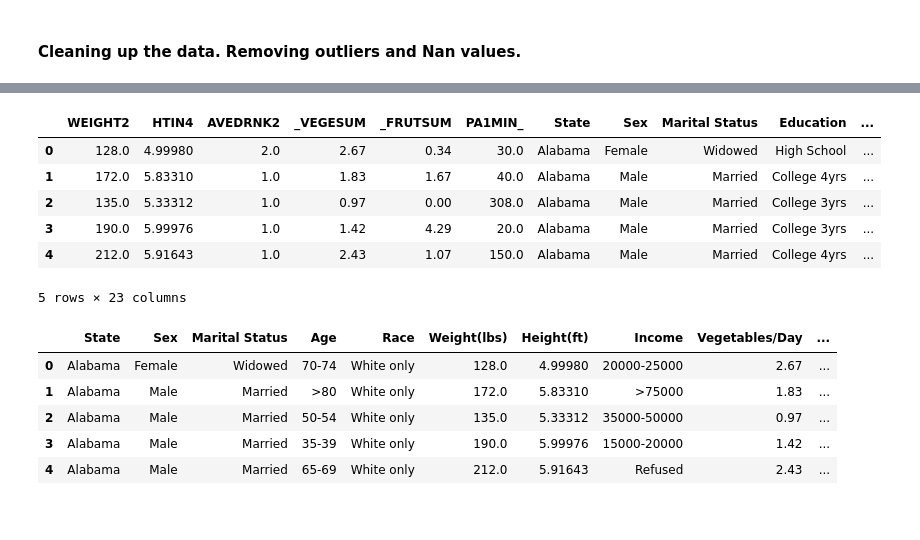
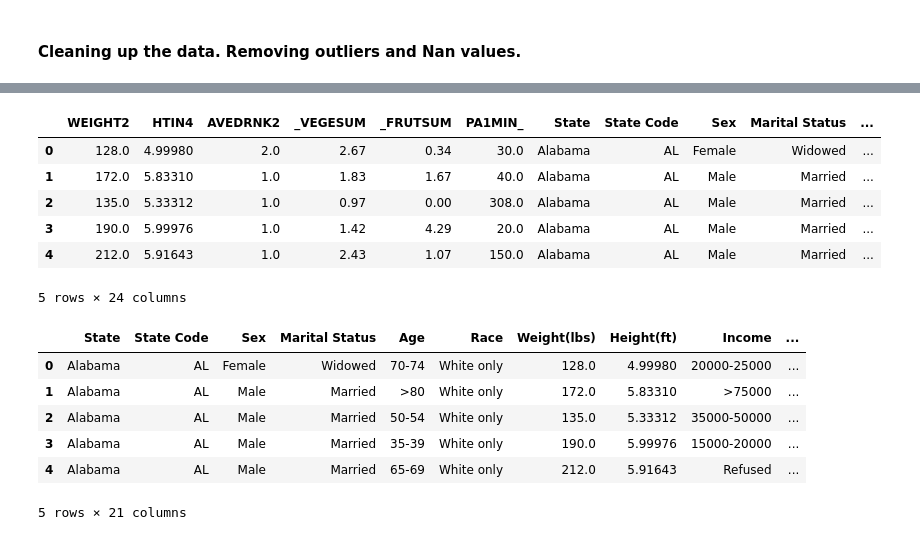
Before and after one commit to ic2019/groupb_project1, a Jupyter notebook: data_exploration_cleaning.ipynb, the cells around one changed output, grey strips where cells are left out. Drawn from its saved outputs; the diff is of its cells as text; code cells hidden in the pictures.

```diff
--- a/data_exploration_cleaning.ipynb
+++ b/data_exploration_cleaning.ipynb
@@ -110,18 +110,18 @@ behavioral_data.describe()
 #### Cleaning up the data. Removing outliers and Nan values.
 # %%
 # Replacing all numeric values with state names
-states_data = {1 : "Alabama", 2: "Alaska" , 4: "Arizona",
-               5 : "Arkansas", 6: "California",8 : "Colorado",
-               9 : "Connecticut", 10 : "Delaware", 11: "District of Columbia",
-               12 : "Florida", 13 :  "Georgia",15 : "Hawaii", 16 : "Idaho",
-               17 : "Illinois", 18 : "Indiana", 19 : "Iowa", 20 : "Kansas",
-               21 : "Kentucky", 22 : "Louisiana", 23 : "Maine" ,24 : "Maryland",
-               25 : "Massachusetts", 26 : "Michigan" ,27 : "Minnesota", 28 : "Mississippi",
-               29 : "Missouri",30 : "Montana",31 : "Nebraska",32 : "Nevada",33 : "New Hampshire ",34 : "New Jersey"
-               ,35 : "New Mexico",36 : "New York",37 : "North Carolina",38 : "North Dakota",39 : "Ohio",40 : "Oklahoma"
-               ,41 : "Oregon",42 : "Pennsylvania",44 : "Rhode Island",45 : "South Carolina",46 : "South Dakota",47 : "Tennessee"
-               ,48 : "Texas",49 : "Utah",50 : "Vermont",51 : "Virginia",53 : "Washington",54 : "West Virginia ",55 : "Wisconsin"
-               ,56 : "Wyoming",66 : "Guam",72 : "Puerto Rico"}
+states_data = {1 : ["Alabama","AL"], 2: ["Alaska" ,"AK"] , 4: ["Arizona", "AZ"],
+               5 : ["Arkansas", "AR"], 6: ["California","CA"],8 : ["Colorado", "CO"],
+               9 : ["Connecticut", "CT"], 10 : ["Delaware","DE"], 11: ["District of Columbia","DC"],
+               12 : ["Florida","FL"], 13 :  ["Georgia", "GA"],15 : ["Hawaii", "HI"], 16 : ["Idaho", "ID"],
+               17 : ["Illinois", "IL"], 18 : ["Indiana", "IN"], 19 : ["Iowa", "IA"], 20 : ["Kansas", "KS"],
+               21 : ["Kentucky", "KY"], 22 : ["Louisiana", "LA"], 23 : ["Maine", "ME"] ,24 : ["Maryland", "MD"],
+               25 : ["Massachusetts", "MA"], 26 : ["Michigan", "MI"] ,27 : ["Minnesota", "MN"], 28 : ["Mississippi", "MS"],
+               29 : ["Missouri", "MO"],30 : ["Montana", "MT"],31 : ["Nebraska","NE"],32 : ["Nevada", "NV"],33 : ["New Hampshire", "NH"],34 : ["New Jersey","NJ"]
+               ,35 : ["New Mexico","NM"],36 : ["New York", "NY"] ,37 : ["North Carolina", "NC"],38 : ["North Dakota", "ND"],39 : ["Ohio", "OH"],40 : ["Oklahoma", "OK"]
+               ,41 : ["Oregon", "OR"],42 : ["Pennsylvania", "PA"],44 : ["Rhode Island", "RI"],45 : ["South Carolina", "SC"],46 : ["South Dakota", "SD"],47 : ["Tennessee","TN"]
+               ,48 : ["Texas", "TX"],49 : ["Utah", "UT"],50 : ["Vermont", "VT"],51 : ["Virginia", "VA"],53 : ["Washington", "WA"],54 : ["West Virginia", "WV"],55 : ["Wisconsin","WI"]
+               ,56 : ["Wyoming", "WY"],66 : ["Guam", "GU"],72 : ["Puerto Rico", "PR"]}
 
 #Replacing gender codes with actual values
 gender = { 1: "Male" , 2 : "Female"}
@@ -174,10 +174,10 @@ blood_pressure_values = {1: "Yes", 2 : "Yes" , 3: "No", 4: "Borderline" , 7: "Do
 cholestrol_values = { 1: "Yes", 2:"No", 3:"Don’t know/Not Sure", 9: "Refused", "": "Not Asked"}
 
 # Replacing Cancer values to it's state.
-cancer_values = { 1: "Yes" , 2 : "No" , 7 : "Don’t know / Not sure", 9 : "Refused"}
+cancer_values = { 1: "Yes" , 2 : "No" , 7 : "Don’t know/Not sure", 9 : "Refused"}
 
 # Replacing Kidney values it's state
-kidney_values = { 1: "Yes" , 2: "No", 7 : "Don’t know / Not sure" , 9 : "Refused" }
+kidney_values = { 1: "Yes" , 2: "No", 7 : "Don’t know/Not sure" , 9 : "Refused" }
 
 # Replacing Stroke values to it's state.
 stroke_values = {1 : "Yes", 2 : "No", 7 : "Don’t know/Not sure", 9 : "Refused"}
@@ -207,6 +207,7 @@ memory usage: 80.8 MB
 # %%
 # Creating some new columns to store the text values
 behavioral_data["State"] = ""
+behavioral_data["State Code"] = ""
 behavioral_data["Sex"] = ""
 behavioral_data["Marital Status"] = ""
 behavioral_data["Education"] = ""
@@ -235,7 +236,8 @@ behavioral_data.head()
 # %%
 %%time
 # Converting Numeric data to Text form
-behavioral_data['State'] = behavioral_data['_STATE'].map(lambda x: states_data.get(x, None))
+behavioral_data['State'] = behavioral_data['_STATE'].map(lambda x: states_data.get(x, None)[0])
+behavioral_data['State Code'] = behavioral_data['_STATE'].map(lambda x: states_data.get(x, None)[1])
 behavioral_data["Sex"] = behavioral_data['SEX'].map(lambda x: gender.get(x, None))
 behavioral_data["Marital Status"] = behavioral_data['MARITAL'].map(lambda x: marital_status.get(x, None))
 behavioral_data["Education"] =  behavioral_data["EDUCA"].map(lambda x: education.get(x, None))
@@ -261,7 +263,7 @@ Wall time: 2.15 s
 # %%
 behavioral_data["AVEDRNK2"] = behavioral_data["AVEDRNK2"].map(lambda x: np.nan if x > 10 else x)
-behavioral_data["_FRUTSUM"] = behavioral_data["_FRUTSUM"].map(lambda x: np.nan if x > 10 else x)
-behavioral_data["_VEGESUM"] = behavioral_data["_VEGESUM"].map(lambda x: np.nan if x > 10 else x)
+behavioral_data["_FRUTSUM"] = behavioral_data["_FRUTSUM"].map(lambda x: np.nan if x > 20 else x)
+behavioral_data["_VEGESUM"] = behavioral_data["_VEGESUM"].map(lambda x: np.nan if x > 20 else x)
 behavioral_data["WEIGHT2"] = behavioral_data["WEIGHT2"].map(lambda x: np.nan if x > 9000 else x)
 
 # Dropping all NA rows
@@ -300,29 +289,30 @@ behavioral_data = behavioral_data.drop(columns = ["_STATE", "SEX", "MARITAL","ED
 
 behavioral_data.head()
 # %% [output]
-|  | WEIGHT2 | HTIN4 | AVEDRNK2 | _VEGESUM | _FRUTSUM | PA1MIN_ | State | Sex | Marital Status | Education | ... |
-| 0 | 128.0 | 4.99980 | 2.0 | 2.67 | 0.34 | 30.0 | Alabama | Female | Widowed | High School | ... |
-| 1 | 172.0 | 5.83310 | 1.0 | 1.83 | 1.67 | 40.0 | Alabama | Male | Married | College 4yrs | ... |
-| 2 | 135.0 | 5.33312 | 1.0 | 0.97 | 0.00 | 308.0 | Alabama | Male | Married | College 3yrs | ... |
-| 3 | 190.0 | 5.99976 | 1.0 | 1.42 | 4.29 | 20.0 | Alabama | Male | Married | College 3yrs | ... |
-| 4 | 212.0 | 5.91643 | 1.0 | 2.43 | 1.07 | 150.0 | Alabama | Male | Married | College 4yrs | ... |
+|  | WEIGHT2 | HTIN4 | AVEDRNK2 | _VEGESUM | _FRUTSUM | PA1MIN_ | State | State Code | Sex | Marital Status | ... |
+| 0 | 128.0 | 4.99980 | 2.0 | 2.67 | 0.34 | 30.0 | Alabama | AL | Female | Widowed | ... |
+| 1 | 172.0 | 5.83310 | 1.0 | 1.83 | 1.67 | 40.0 | Alabama | AL | Male | Married | ... |
+| 2 | 135.0 | 5.33312 | 1.0 | 0.97 | 0.00 | 308.0 | Alabama | AL | Male | Married | ... |
+| 3 | 190.0 | 5.99976 | 1.0 | 1.42 | 4.29 | 20.0 | Alabama | AL | Male | Married | ... |
+| 4 | 212.0 | 5.91643 | 1.0 | 2.43 | 1.07 | 150.0 | Alabama | AL | Male | Married | ... |
-5 rows × 23 columns
+5 rows × 24 columns
 # %%
 # Re-naming the columns
 behavioral_data.rename(columns={"WEIGHT2" : "Weight(lbs)", "HTIN4" : "Height(ft)", "AVEDRNK2": "Alcohol/Day", "_VEGESUM" : "Vegetables/Day" ,"_FRUTSUM" : "Fruits/Day", "PA1MIN_" : "Physical Activity/Day(mints)"},inplace=True)
 
 # Re-arranging the columns
 
-behavioral_data = behavioral_data[["State", "Sex", "Marital Status","Age","Race","Weight(lbs)","Height(ft)", "Income","Vegetables/Day","Fruits/Day", "Physical Activity/Day(mints)", "Smoking","Alcohol/Day","BMI", "Blood Pressure", "Cholestrol", "Heart Disease", "Stroke", "Cancer","Diabetes"]]
+behavioral_data = behavioral_data[["State","State Code" ,"Sex", "Marital Status","Age","Race","Weight(lbs)","Height(ft)", "Income","Vegetables/Day","Fruits/Day", "Physical Activity/Day(mints)", "Smoking","Alcohol/Day","BMI", "Blood Pressure", "Cholestrol", "Heart Disease", "Stroke", "Cancer","Diabetes"]]
 
 behavioral_data.head()
 # %% [output]
-|  | State | Sex | Marital Status | Age | Race | Weight(lbs) | Height(ft) | Income | Vegetables/Day | ... |
-| 0 | Alabama | Female | Widowed | 70-74 | White only | 128.0 | 4.99980 | 20000-25000 | 2.67 | ... |
-| 1 | Alabama | Male | Married | >80 | White only | 172.0 | 5.83310 | >75000 | 1.83 | ... |
-| 2 | Alabama | Male | Married | 50-54 | White only | 135.0 | 5.33312 | 35000-50000 | 0.97 | ... |
-| 3 | Alabama | Male | Married | 35-39 | White only | 190.0 | 5.99976 | 15000-20000 | 1.42 | ... |
-| 4 | Alabama | Male | Married | 65-69 | White only | 212.0 | 5.91643 | Refused | 2.43 | ... |
+|  | State | State Code | Sex | Marital Status | Age | Race | Weight(lbs) | Height(ft) | Income | ... |
+| 0 | Alabama | AL | Female | Widowed | 70-74 | White only | 128.0 | 4.99980 | 20000-25000 | ... |
+| 1 | Alabama | AL | Male | Married | >80 | White only | 172.0 | 5.83310 | >75000 | ... |
+| 2 | Alabama | AL | Male | Married | 50-54 | White only | 135.0 | 5.33312 | 35000-50000 | ... |
+| 3 | Alabama | AL | Male | Married | 35-39 | White only | 190.0 | 5.99976 | 15000-20000 | ... |
+| 4 | Alabama | AL | Male | Married | 65-69 | White only | 212.0 | 5.91643 | Refused | ... |
+5 rows × 21 columns
 # %%
 %%time
 # Writing the cleane data to a new csv file.
```
Also changed, not shown: parts of 12 cells of this notebook, 8 other files.
